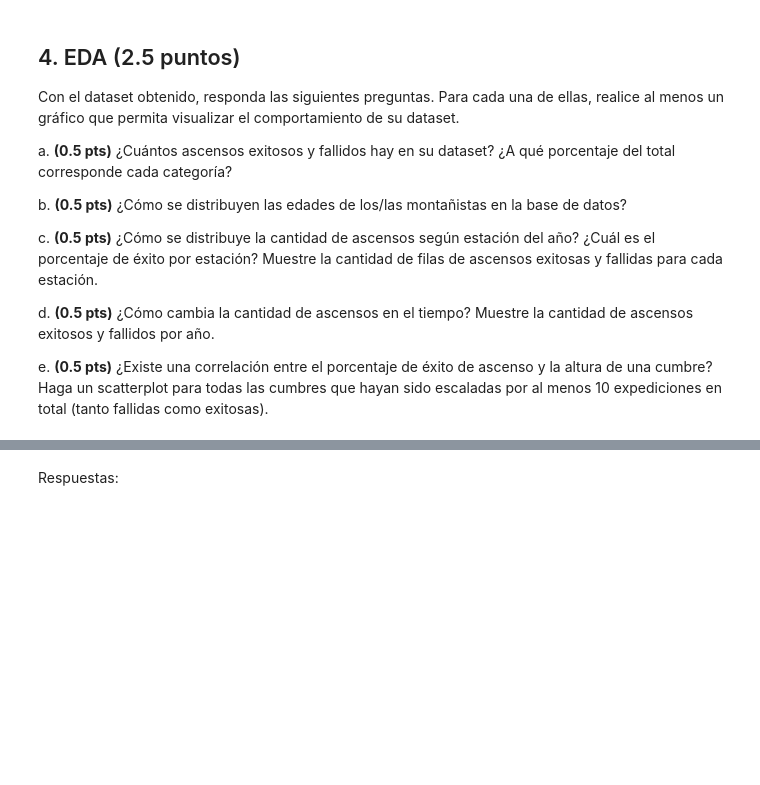
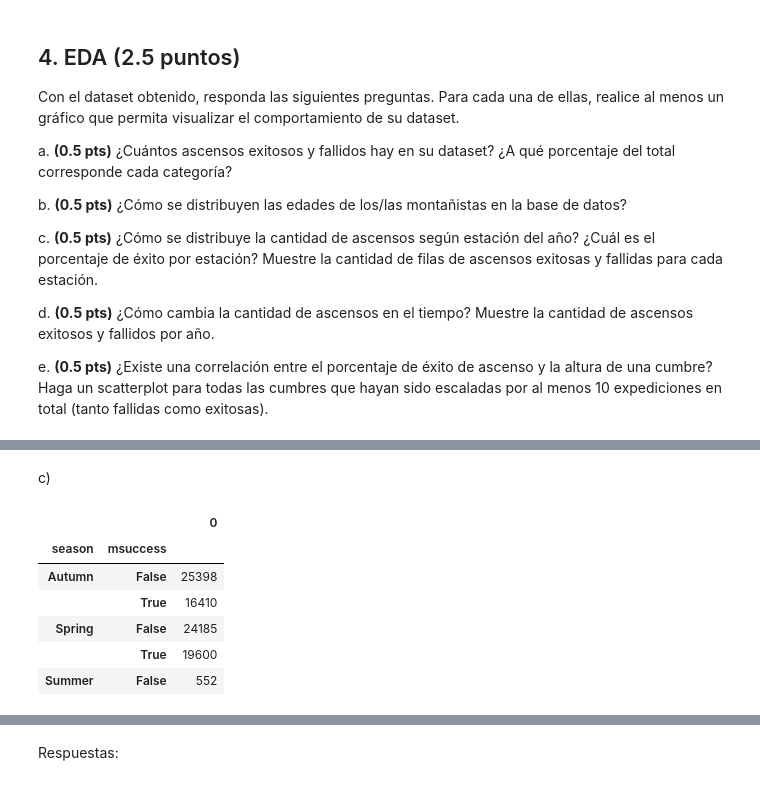
Before and after one commit to stingrayhub/IMT2200-Alonso-Aqueveque, a Jupyter notebook: tareas/t4/IMT2200-25s2 - Tarea 04.ipynb, the cells around one changed output, grey strips where cells are left out. Cells and saved outputs as stored; diff of their text form; code cells hidden in the pictures; blank space fills up the shorter version.

```diff
--- a/tareas/t4/IMT2200-25s2 - Tarea 04.ipynb
+++ b/tareas/t4/IMT2200-25s2 - Tarea 04.ipynb
@@ -263,0 +352,13 @@ e. **(0.5 pts)** ¿Existe una correlación entre el porcentaje de éxito de asce
+# %% [markdown]
+c)
+# %%
+estaciones=pd.DataFrame(df.groupby(['season','msuccess']).size())
+estaciones.head()
+# %% [output]
+|  |  | 0 |
+| season | msuccess |  |
+| Autumn | False | 25398 |
+|  | True | 16410 |
+| Spring | False | 24185 |
+|  | True | 19600 |
+| Summer | False | 552 |
```
Also changed, not shown: parts of 16 cells of this notebook, 1 other file.
